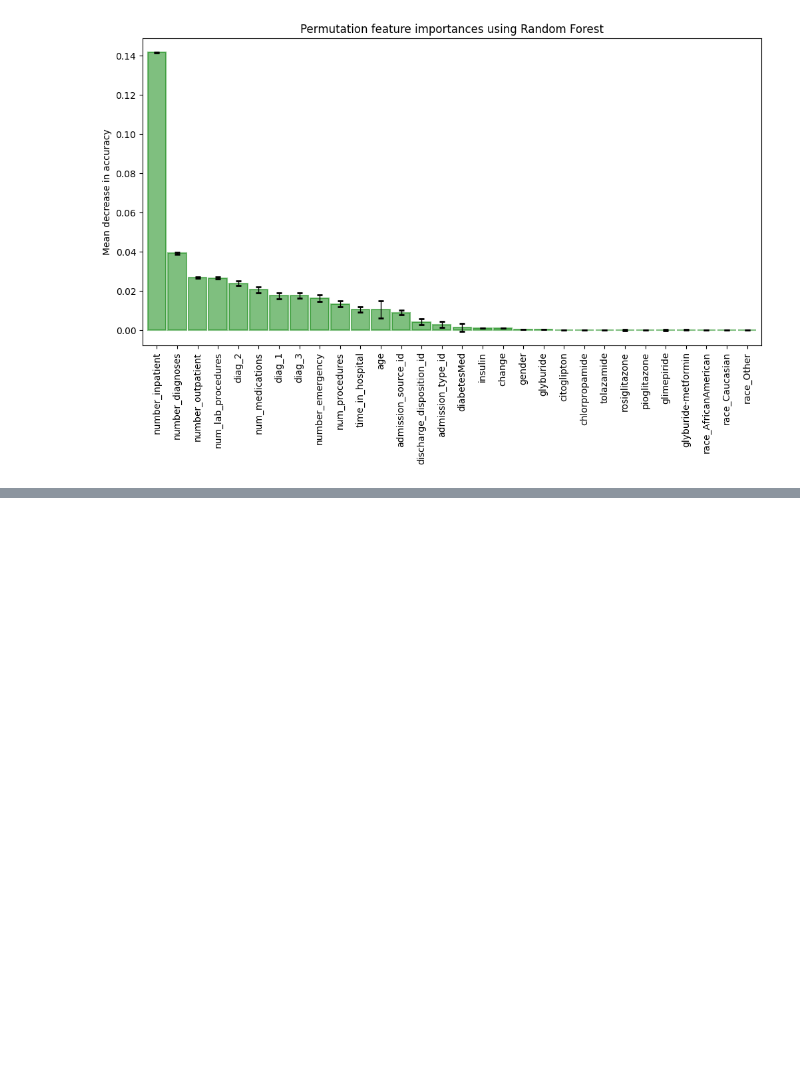
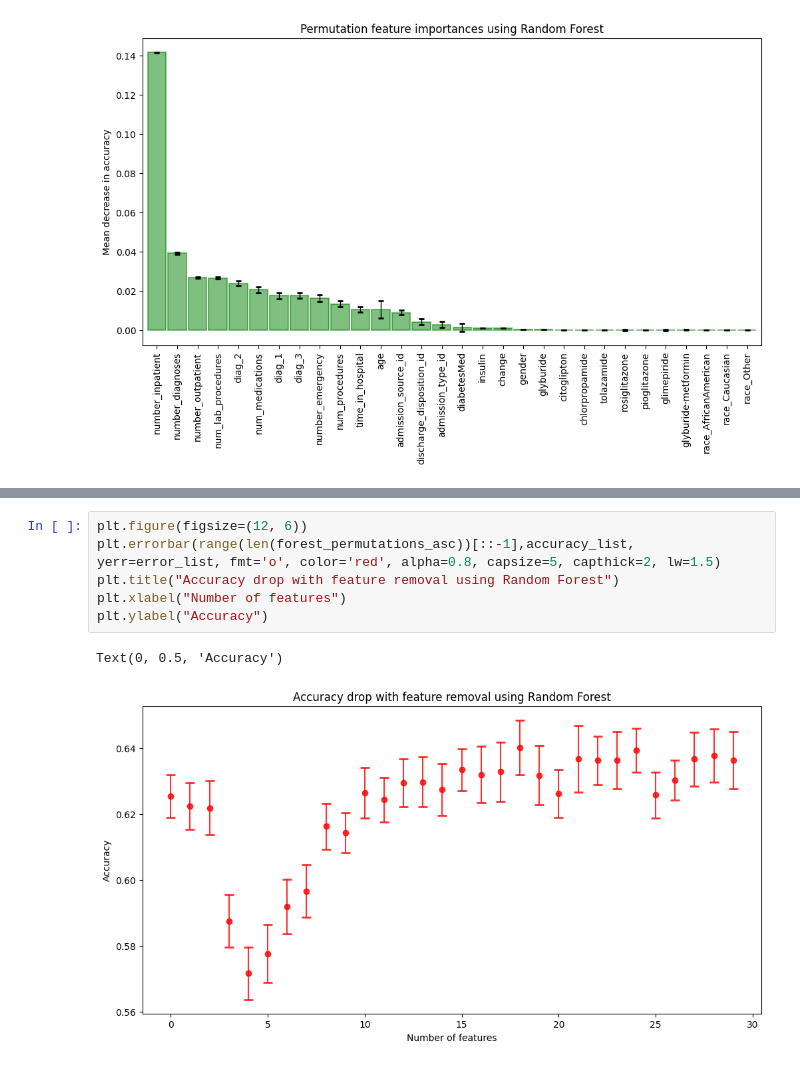
Before and after one commit to Mate1Coll/Diabetes-Classification, a Jupyter notebook: Model.ipynb, the cells around one changed output, grey strips where cells are left out. Saved outputs shown, nothing was run; the diff lists cells and outputs as text; blank space fills up the shorter version.

```diff
--- a/Model.ipynb
+++ b/Model.ipynb
@@ -204,0 +287,9 @@ plt.show()
+# %%
+plt.figure(figsize=(12, 6))
+plt.errorbar(range(len(forest_permutations_asc))[::-1],accuracy_list, yerr=error_list, fmt='o', color='red', alpha=0.8, capsize=5, capthick=2, lw=1.5)
+plt.title("Accuracy drop with feature removal using Random Forest")
+plt.xlabel("Number of features")
+plt.ylabel("Accuracy")
+# %% [output]
+Text(0, 0.5, 'Accuracy')
+[figure, added]
```
Also changed, not shown: parts of 18 cells of this notebook.
